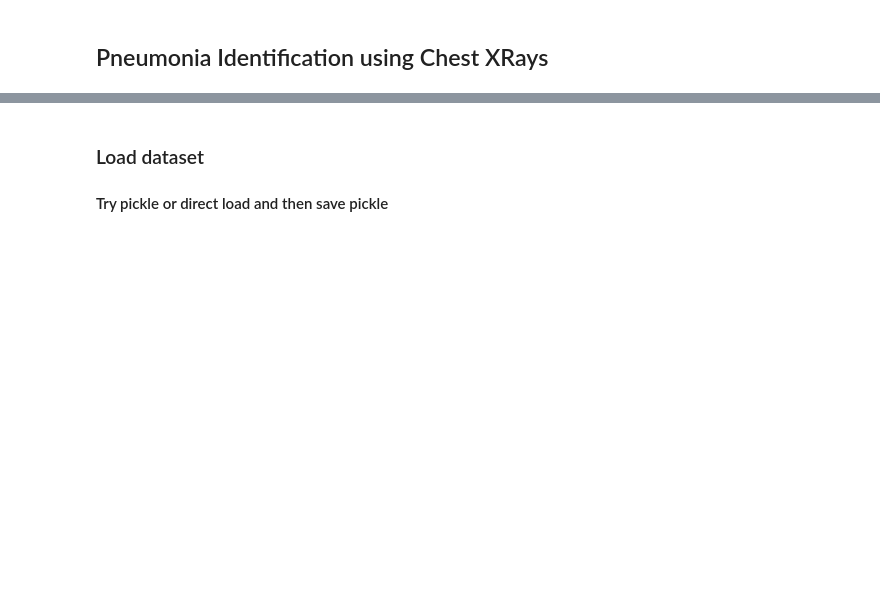
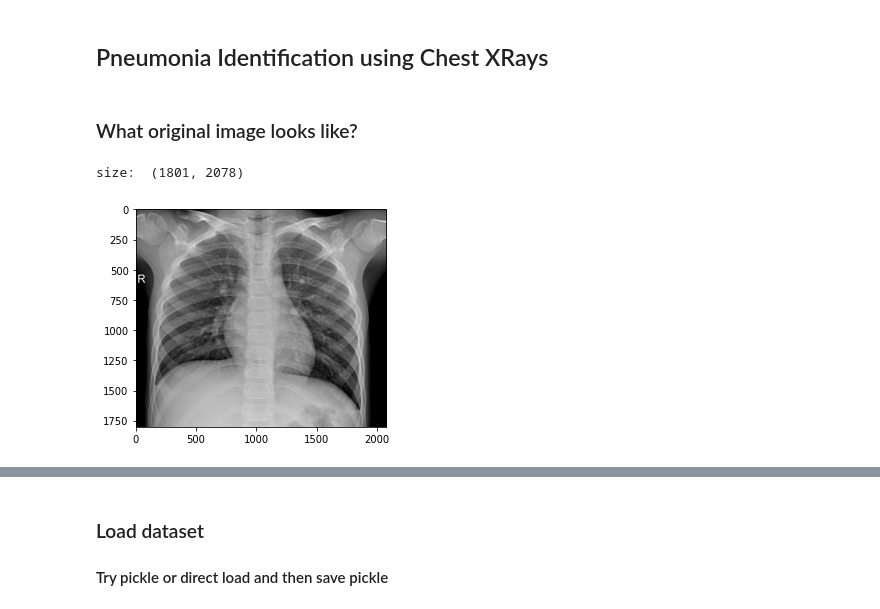
Before and after one commit to aneesurhashmi/nn-pneumonia, a Jupyter notebook: nn_pneumonia-xrays.ipynb, the cells around one changed output, grey strips where cells are left out. Saved outputs shown, nothing was run; the diff lists cells and outputs as text; code cells hidden in the pictures; blank space fills up the shorter version.

```diff
--- a/nn_pneumonia-xrays.ipynb
+++ b/nn_pneumonia-xrays.ipynb
@@ -16,4 +16,19 @@ IMG_SIZE_Y = 500
 # %%
 def show_img(image):
-    plt.imshow(image)
+    plt.imshow(image, cmap = plt.cm.gray)
     print("size: ", image.shape)
+# %% [markdown]
+### What original image looks like?
+# %%
+# loading an image
+dir_addr = os.path.join(DATA_DIR, CATEGORIES[0])
+imlst = os.listdir(dir_addr)
+
+# images are RGB
+im = cv2.imread(os.path.join(dir_addr, imlst[0])
+               ,cv2.IMREAD_GRAYSCALE
+               )
+show_img(im)
+# %% [output]
+size:  (1801, 2078)
+[figure, added]
```
Also changed, not shown: parts of 8 cells of this notebook.
